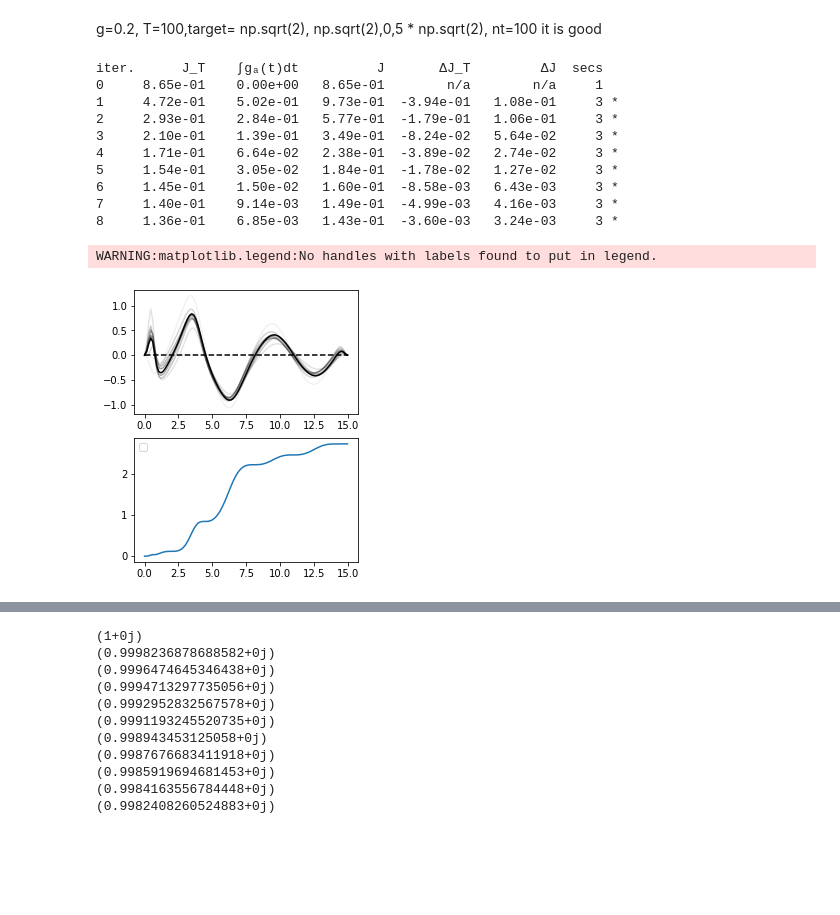
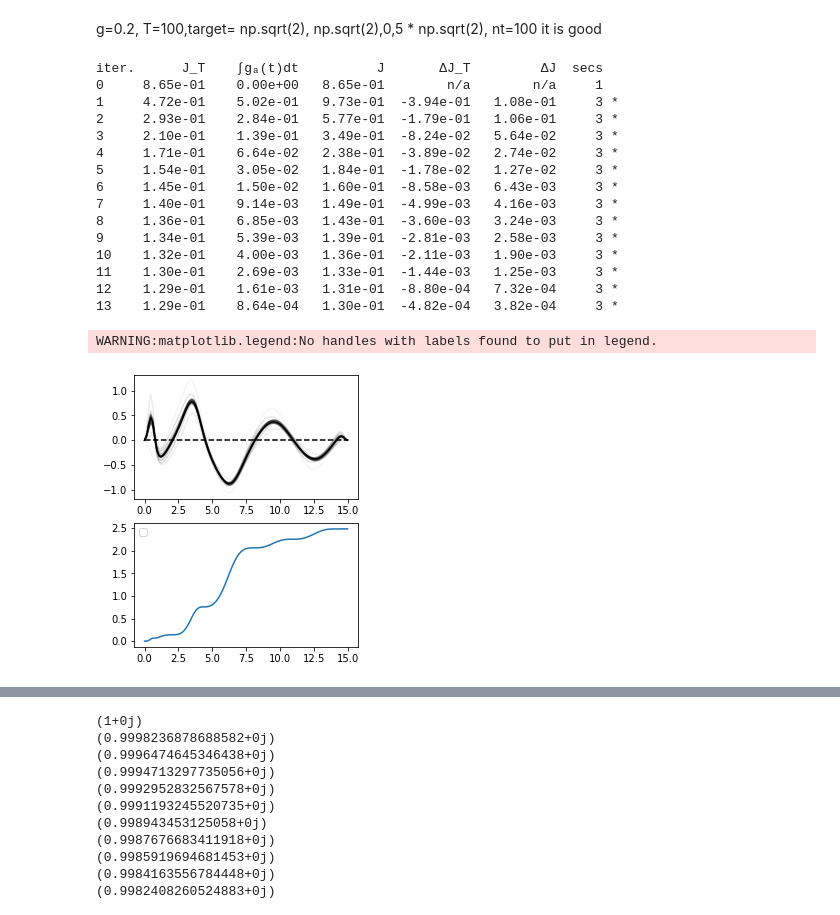
Before and after one commit to gsuarezr/krotov, a Jupyter notebook: Mixed/Linear/Gaussian(dissipation).ipynb, the cells around one changed output, grey strips where cells are left out. Cells and saved outputs as stored; diff of their text form; code cells hidden in the pictures; blank space fills up the shorter version.

```diff
--- a/Mixed/Linear/Gaussian(dissipation).ipynb
+++ b/Mixed/Linear/Gaussian(dissipation).ipynb
@@ -182,32 +182,37 @@ objectives = [
 
 opt_result = krotov.optimize_pulses(
   objectives,
   pulse_options=pulse_options,
   tlist=tlist,
   fieldcoupling=mu,
   propagator=krotov.propagators.expm,
   chi_constructor=krotov.functionals.chis_ss,
   info_hook=krotov.info_hooks.print_table(J_T=krotov.functionals.J_T_ss),
   check_convergence=krotov.convergence.Or(
-      krotov.convergence.value_below('1.4e-1', name='J_T'),
+      krotov.convergence.value_below('1.29e-1', name='J_T'),
       krotov.convergence.check_monotonic_error,
       #krotov.convergence.check_monotonic_fidelity,
 
   ),
     store_all_pulses=True,
     overlap=inte,norm=lambda x: 1
 )
 plot_iterations(opt_result)
 # %% [output]
 iter.      J_T    ∫gₐ(t)dt          J       ΔJ_T         ΔJ  secs
 0     8.65e-01    0.00e+00   8.65e-01        n/a        n/a     1
 1     4.72e-01    5.02e-01   9.73e-01  -3.94e-01   1.08e-01     3 *
 2     2.93e-01    2.84e-01   5.77e-01  -1.79e-01   1.06e-01     3 *
 3     2.10e-01    1.39e-01   3.49e-01  -8.24e-02   5.64e-02     3 *
 4     1.71e-01    6.64e-02   2.38e-01  -3.89e-02   2.74e-02     3 *
 5     1.54e-01    3.05e-02   1.84e-01  -1.78e-02   1.27e-02     3 *
 6     1.45e-01    1.50e-02   1.60e-01  -8.58e-03   6.43e-03     3 *
 7     1.40e-01    9.14e-03   1.49e-01  -4.99e-03   4.16e-03     3 *
 8     1.36e-01    6.85e-03   1.43e-01  -3.60e-03   3.24e-03     3 *
+9     1.34e-01    5.39e-03   1.39e-01  -2.81e-03   2.58e-03     3 *
+10    1.32e-01    4.00e-03   1.36e-01  -2.11e-03   1.90e-03     3 *
+11    1.30e-01    2.69e-03   1.33e-01  -1.44e-03   1.25e-03     3 *
+12    1.29e-01    1.61e-03   1.31e-01  -8.80e-04   7.32e-04     3 *
+13    1.29e-01    8.64e-04   1.30e-01  -4.82e-04   3.82e-04     3 *
 WARNING:matplotlib.legend:No handles with labels found to put in legend.
-[figure, old version]
+[figure, new version]
```
Also changed, not shown: parts of 7 cells of this notebook, 1 other file.
